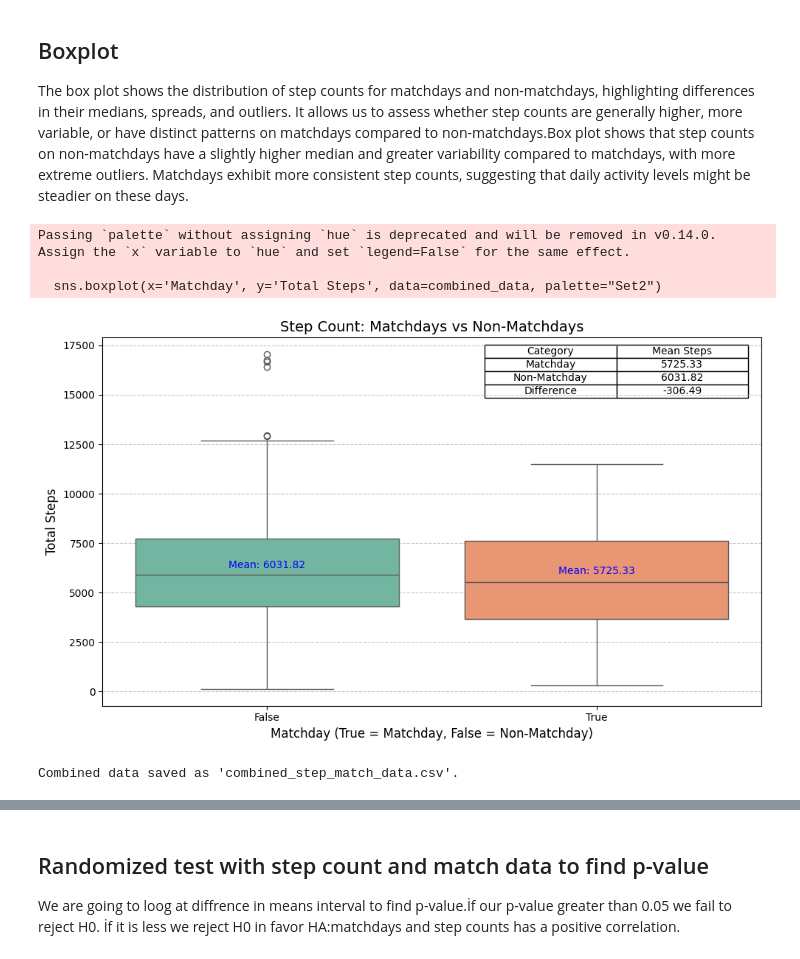
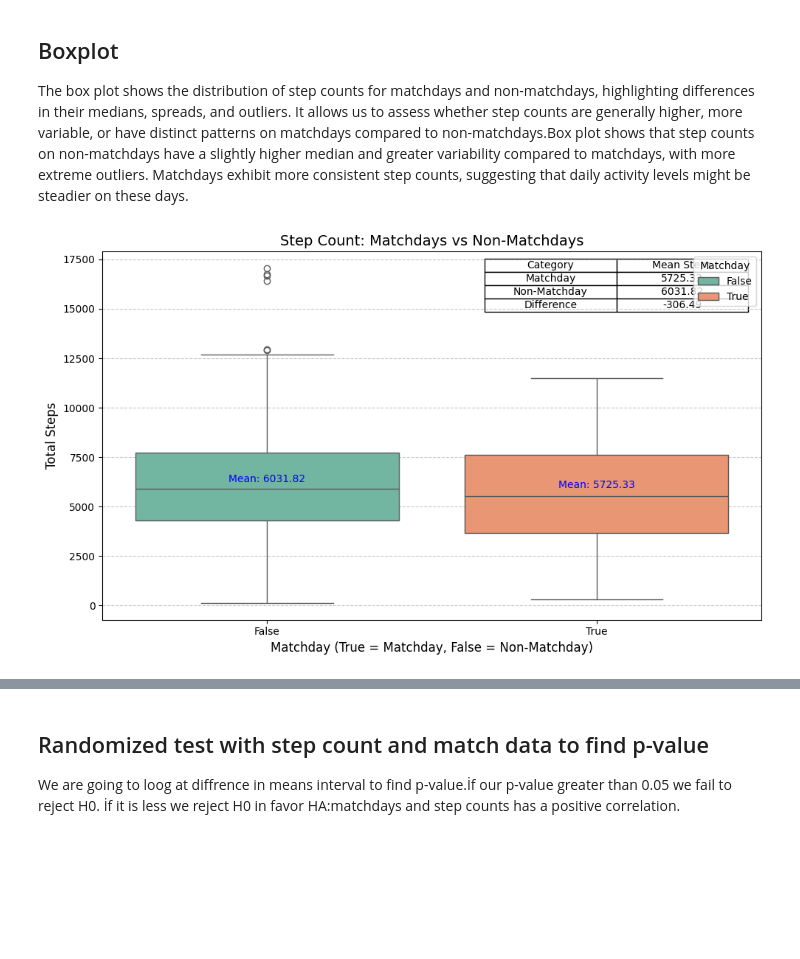
Before and after one commit to umutcanc7/DSA210-PROJECT-, a Jupyter notebook: Analysis_of_matchdays_and_step_count.ipynb, the cells around one changed output, grey strips where cells are left out. Drawn from its saved outputs; the diff is of its cells as text; code cells hidden in the pictures; blank space fills up the shorter version.

```diff
--- a/Analysis_of_matchdays_and_step_count.ipynb
+++ b/Analysis_of_matchdays_and_step_count.ipynb
@@ -10,13 +10,13 @@ A box plot is generated to visualize the difference in step counts between match
 The box plot shows the distribution of step counts for matchdays and non-matchdays, highlighting differences in their medians, spreads, and outliers. It allows us to assess whether step counts are generally higher, more variable, or have distinct patterns on matchdays compared to non-matchdays.Box plot shows that step counts on non-matchdays have a slightly higher median and greater variability compared to matchdays, with more extreme outliers. Matchdays exhibit more consistent step counts, suggesting that daily activity levels might be steadier on these days.
 # %%
 # This script analyzes the relationship between daily step counts and matchdays.
-# This analysis tests whether daily step counts are influenced by matchdays and match outcomes. The null hypothesis (H₀) assumes no significant impact, while the alternative hypothesis (H₁) posits that matchdays and outcomes significantly affect step counts, with increased steps on matchdays and more steps following wins than losses. The script processes step count data and match data, identifies matchdays, and merges both datasets. A box plot is generated to compare step counts on matchdays versus non-matchdays, and the combined dataset is saved for further analysis.
+# This analysis tests whether daily step counts are influenced by matchdays. The script processes step count data and match data, identifies matchdays, and merges both datasets. A box plot is generated to compare step counts on matchdays versus non-matchdays.
 
 # Import necessary libraries
 import pandas as pd
+import numpy as np
 import matplotlib.pyplot as plt
 import seaborn as sns
-import numpy as np
 
 # Load the datasets (upload your CSV files in Google Colab before running this code)
 # Step count data
@@ -34,41 +34,33 @@ step_data['Date'] = pd.to_datetime(step_data['Date'])
 match_data['Date'] = pd.to_datetime(match_data['Date'], format='%d.%m.%Y')
 
 # Add 'Matchday' column to step data
 step_data['Matchday'] = step_data['Date'].isin(match_data['Date'])
 
 # Merge datasets to include match details in the step data
 combined_data = pd.merge(step_data, match_data, on='Date', how='left')
 
 # Calculate observed means
 matchday_mean = combined_data[combined_data['Matchday'] == True]['Total Steps'].mean()
 non_matchday_mean = combined_data[combined_data['Matchday'] == False]['Total Steps'].mean()
 observed_diff = matchday_mean - non_matchday_mean
 
-# Visualize step counts for matchdays vs. non-matchdays
+# Visualization: Box Plot for Matchdays vs Non-Matchdays
 plt.figure(figsize=(10, 6))
-sns.boxplot(x='Matchday', y='Total Steps', data=combined_data, palette="Set2")
+sns.boxplot(x='Matchday', y='Total Steps', data=combined_data, hue='Matchday', palette="Set2", dodge=False)
 plt.title('Step Count: Matchdays vs Non-Matchdays', fontsize=14)
 plt.xlabel('Matchday (True = Matchday, False = Non-Matchday)', fontsize=12)
 plt.ylabel('Total Steps', fontsize=12)
 plt.grid(axis='y', linestyle='--', alpha=0.7)
 
 # Add observed means as indicators
 plt.text(0, non_matchday_mean + 200, f"Mean: {non_matchday_mean:.2f}", horizontalalignment='center', color='blue')
 plt.text(1, matchday_mean + 200, f"Mean: {matchday_mean:.2f}", horizontalalignment='center', color='blue')
 
 # Add a table for differences
 table_data = [["Category", "Mean Steps"], ["Matchday", f"{matchday_mean:.2f}"], ["Non-Matchday", f"{non_matchday_mean:.2f}"], ["Difference", f"{observed_diff:.2f}"]]
 plt.table(cellText=table_data, loc="upper right", cellLoc="center", colWidths=[0.2, 0.2])
 
 plt.tight_layout()
 plt.show()
-
-# Save combined data to a CSV file if needed
-combined_data.to_csv('combined_step_match_data.csv', index=False)
-print("Combined data saved as 'combined_step_match_data.csv'.")
 # %% [output]
-Passing `palette` without assigning `hue` is deprecated and will be removed in v0.14.0. Assign the `x` variable to `hue` and set `legend=False` for the same effect.
-
-  sns.boxplot(x='Matchday', y='Total Steps', data=combined_data, palette="Set2")
-[figure, old version]
+[figure, new version]
-Combined data saved as 'combined_step_match_data.csv'.
```
Also changed, not shown: parts of 1 cell of this notebook.
